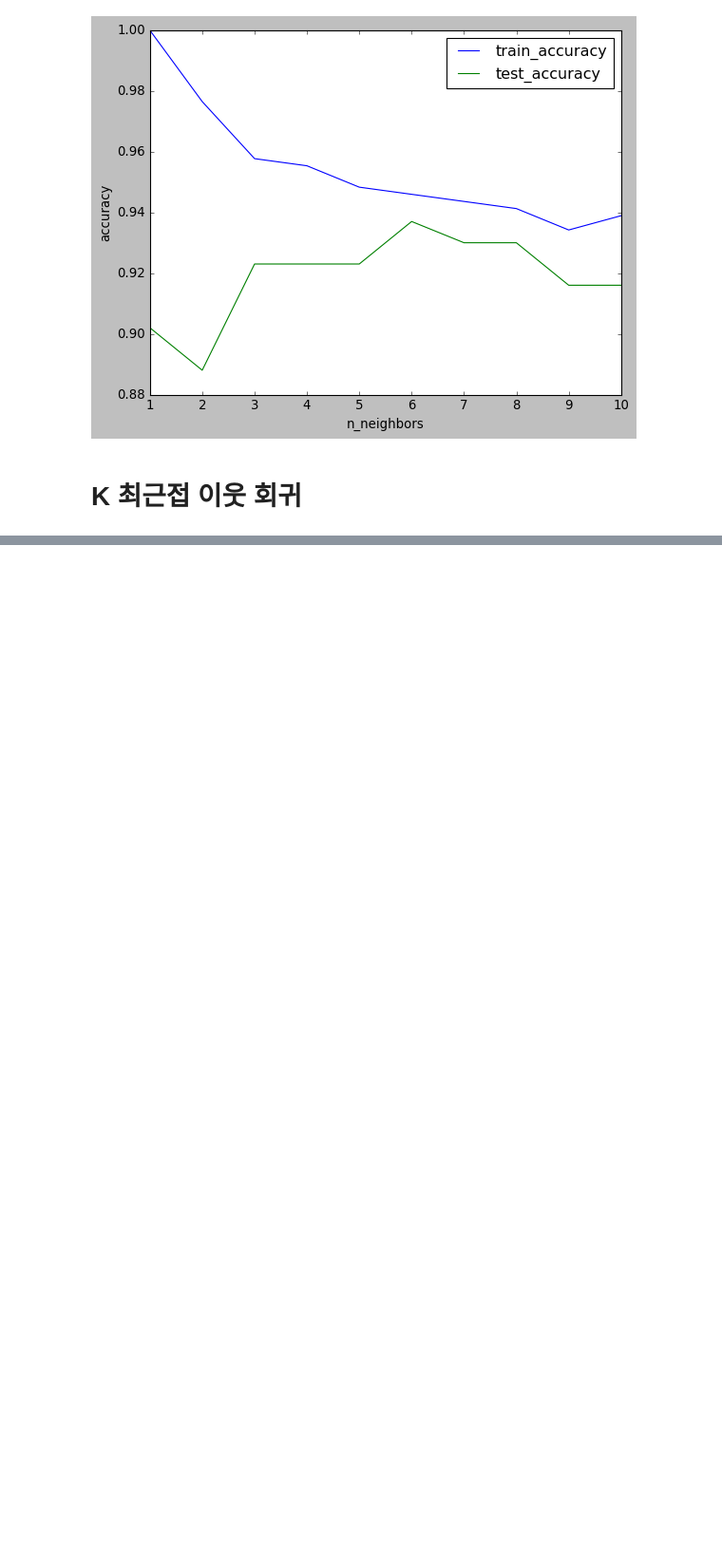
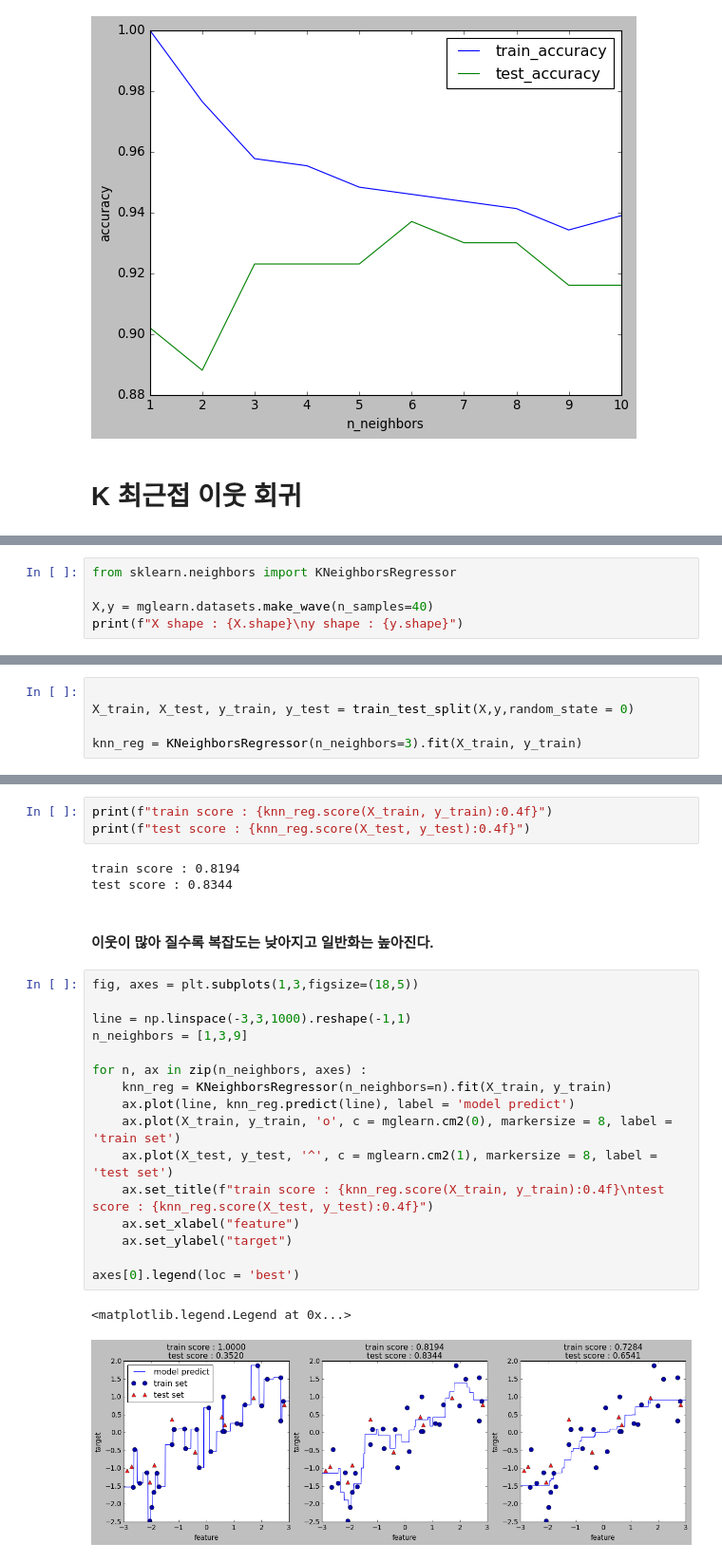
Before and after one commit to Hosung-Ahn/IntroducingML, a Jupyter notebook: Chpter2-supervised_learning/KNN.ipynb, the cells around one changed output, grey strips where cells are left out. Shown: that part at 95% size. Saved outputs shown, nothing was run; the diff lists cells and outputs as text; blank space fills up the shorter version.

```diff
--- a/Chpter2-supervised_learning/note.ipynb
+++ b/Chpter2-supervised_learning/KNN.ipynb
@@ -124,0 +136,5 @@ plt.legend()
+# %%
+from sklearn.neighbors import KNeighborsRegressor
+
+X,y = mglearn.datasets.make_wave(n_samples=40)
+print(f"X shape : {X.shape}\ny shape : {y.shape}")
@@ -124,0 +161,5 @@ plt.legend()
+# %%
+
+X_train, X_test, y_train, y_test = train_test_split(X,y,random_state = 0)
+
+knn_reg = KNeighborsRegressor(n_neighbors=3).fit(X_train, y_train)
@@ -124,0 +170,27 @@ plt.legend()
+# %%
+print(f"train score : {knn_reg.score(X_train, y_train):0.4f}")
+print(f"test score : {knn_reg.score(X_test, y_test):0.4f}")
+# %% [output]
+train score : 0.8194
+test score : 0.8344
+# %% [markdown]
+#### 이웃이 많아 질수록 복잡도는 낮아지고 일반화는 높아진다.
+# %%
+fig, axes = plt.subplots(1,3,figsize=(18,5))
+
+line = np.linspace(-3,3,1000).reshape(-1,1)
+n_neighbors = [1,3,9]
+
+for n, ax in zip(n_neighbors, axes) :
+    knn_reg = KNeighborsRegressor(n_neighbors=n).fit(X_train, y_train)
+    ax.plot(line, knn_reg.predict(line), label = 'model predict')
+    ax.plot(X_train, y_train, 'o', c = mglearn.cm2(0), markersize = 8, label = 'train set')
+    ax.plot(X_test, y_test, '^', c = mglearn.cm2(1), markersize = 8, label = 'test set')
+    ax.set_title(f"train score : {knn_reg.score(X_train, y_train):0.4f}\ntest score : {knn_reg.score(X_test, y_test):0.4f}")
+    ax.set_xlabel("feature")
+    ax.set_ylabel("target")
+
+axes[0].legend(loc = 'best')
+# %% [output]
+<matplotlib.legend.Legend at 0x...>
+[figure, added]
```
Also changed, not shown: parts of 7 cells of this notebook, 2 other files.
